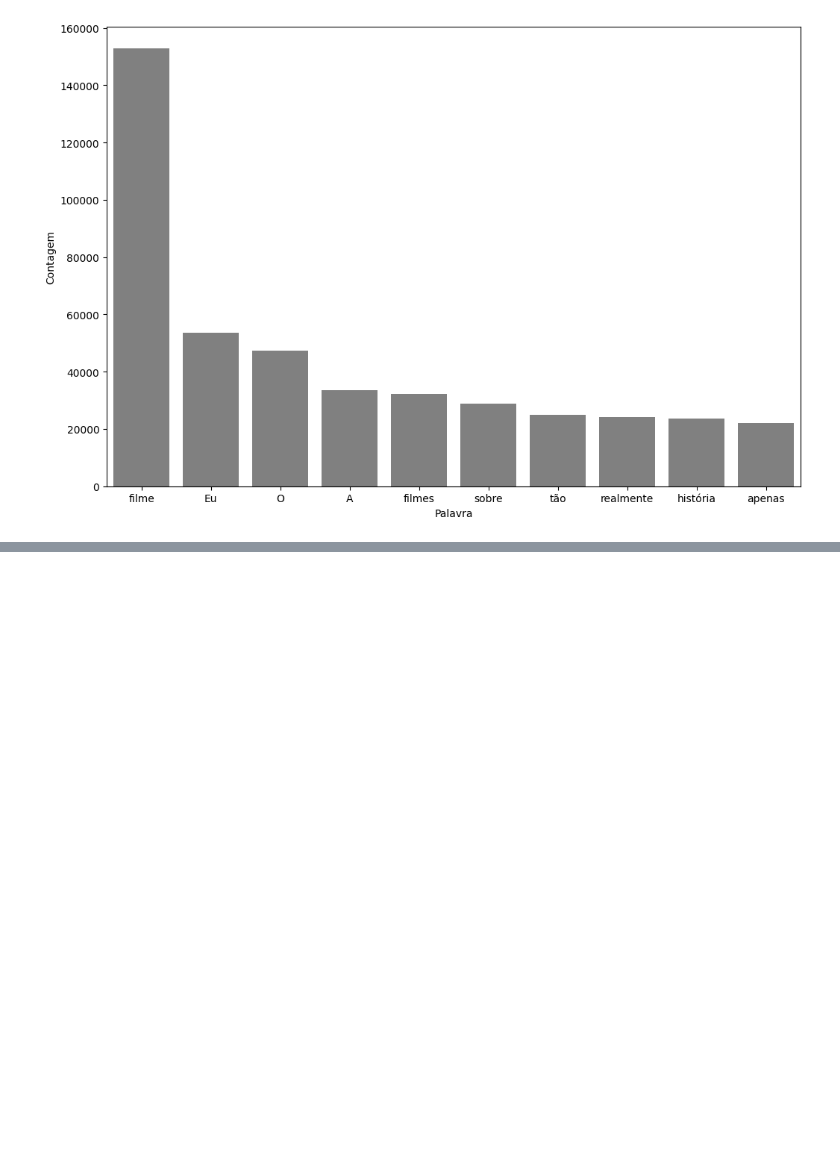
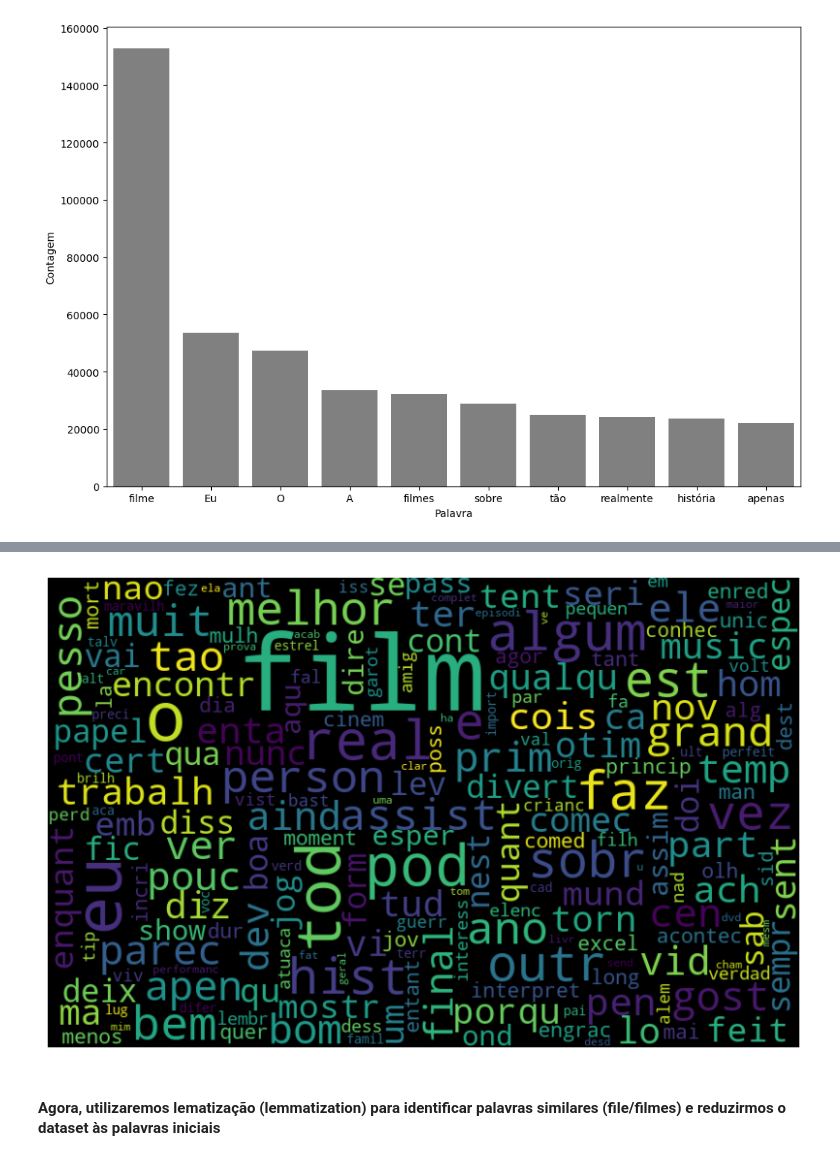
Before and after one commit to manuelamfo/coding-exercises, a Jupyter notebook: treinamento-ml/sentiment_analysis.ipynb, the cells around one changed output, grey strips where cells are left out. Cells and saved outputs as stored; diff of their text form; code cells hidden in the pictures; blank space fills up the shorter version.

```diff
--- a/treinamento-ml/sentiment_analysis.ipynb
+++ b/treinamento-ml/sentiment_analysis.ipynb
@@ -452,0 +569,6 @@ grafico_barras(resenhas, 'tratamento_stopwords_pontuacao', 10)
+# %%
+nuvem_palavras_pos(resenhas, "tratamento_stemmer")
+# %% [output]
+[figure, added]
+# %% [markdown]
+#### Agora, utilizaremos lematização (lemmatization) para identificar palavras similares (file/filmes) e reduzirmos o dataset às palavras iniciais
```
Also changed, not shown: parts of 22 cells of this notebook.
